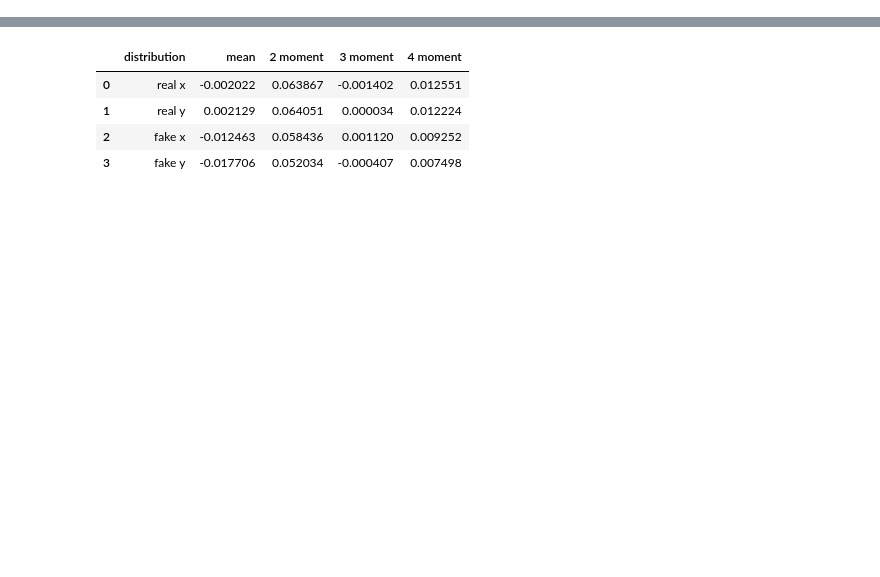
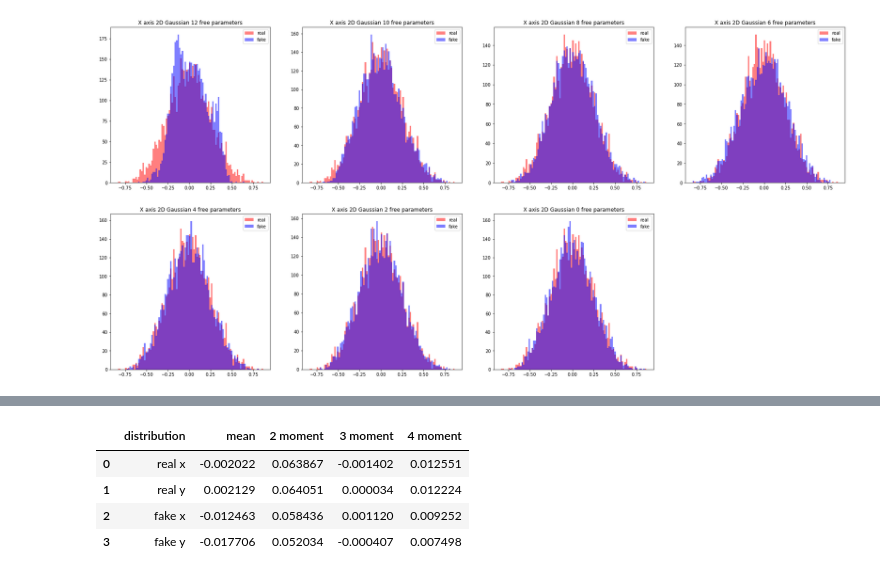
Before and after one commit to Edoardo-Pedicillo/Tesi_magistrale, a Jupyter notebook: 2D_gaussian_gamma/2D_gaussian_results.ipynb, the cells around one changed output, grey strips where cells are left out. Cells and saved outputs as stored; diff of their text form; code cells hidden in the pictures; blank space fills up the shorter version.

```diff
--- a/2D_gaussian_gamma/2D_gaussian_results.ipynb
+++ b/2D_gaussian_gamma/2D_gaussian_results.ipynb
@@ -42,46 +75,89 @@ def hamiltonian2():
         ham = hamiltonians.Hamiltonian(2, m0)
         return ham
 
+def kl_divergence(bins_real, bins_fake,epsilon):
+
+    epsilon=0.1
+    prob_real=[]
+    prob_fake=[]
+    for i in range (len(bins_real)):
+        prob_real.append(bins_real[i]+epsilon)
+        prob_fake.append(epsilon+bins_fake[i])
+
+    #print(prob_fake,prob_real)
+
+    prob_real=prob_real/sum(prob_real) # probability for each bin (Normalization)
+    prob_fake=prob_fake/sum(prob_fake)
+
+
+    return sum(prob_real[i] * np.log(prob_real[i]/prob_fake[i]) for i in range(len(prob_real)))# Convergence problem if a[i] or b[i] equals zero.
+                                                            #I add a little quantity to each bin to avoid problems
 
 
 nqubits = 2
 latent_dim=3
 samples=5000
 layers=1
+nbins=100
+training_samples=5000
+
+
+
 # create hamiltonians
 
 hamiltonian1 = hamiltonian1()
 hamiltonian2 = hamiltonian2()
 
 # create quantum generator
 circuit = models.Circuit(nqubits)
 for l in range(layers):
     for q in range(nqubits):
         circuit.add(gates.RY(q, 0))
         circuit.add(gates.RZ(q, 0))
 
     #circuit.add(gates.CRY(0, 1, 0))
 
 for q in range(nqubits):
     circuit.add(gates.RY(q, 0))
 
-params = np.loadtxt(f"PARAMS_2Dgaussian_2_3_1_10000_128_0.5_10", delimiter=' ', unpack='true')
-#print(params,epochs)
-params = tf.Variable(params)
+fig = plt.figure(figsize=(30,30))
 
-fake_distr, _ = qc.generate_fake_samples(params, latent_dim, samples, circuit, nqubits, layers, hamiltonian1,hamiltonian2,10)
+distributionsX=[]
+distributionsY=[]
 
-#x_fake,_= qc2.generate_fake_samples(params, latent_dim, samples)
+real_distr,_ = qc.generate_real_samples(samples, s, training_samples)
+real_distr=tf.transpose(real_distr)
+
+distributionsX.append(real_distr[0])
+distributionsY.append(real_distr[1])
+
+for i, val in enumerate(fixed_params):
+
+    pyplot.subplot(rows,cols,i+1)
+
+    params = np.loadtxt(f"PARAMS_2Dgaussian_2_3_1_10000_{n_layers}_0.1_{val}", delimiter=' ', unpack='true')
+
+    params = tf.Variable(params)
+
+    fake_distr, _ = qc.generate_fake_samples(params, latent_dim, samples, circuit, nqubits, layers, hamiltonian1,hamiltonian2,10)
+    fake_distr=tf.transpose(fake_distr)
+
+    s = qc.generate_training_real_samples(training_samples)
 
 
-fake_distr=tf.transpose(fake_distr)
+    distributionsX.append(fake_distr[0])
+    distributionsY.append(fake_distr[1])
 
-training_samples=5000
+    bins_real=pyplot.hist(real_distr[0].numpy(), color='red', bins=nbins,label='real', alpha=0.5)
+    bins_fake=pyplot.hist(fake_distr.numpy()[0], bins=bins_real[1],color='blue', label='fake', alpha=0.5)
 
-s = qc.generate_training_real_samples(training_samples)
+    pyplot.legend()
+    pyplot.title(f"X axis 2D Gaussian {12-val} free parameters")
+    at = AnchoredText(
+        f"KL div: {'%.3f' %kl_divergence(bins_real[0],bins_fake[0],epsilon=0.1)}", prop=dict(size=15), frameon=True, loc='upper left')
+    at.patch.set_boxstyle("round,pad=0.,rounding_size=0.2")
+    ax.add_artist(at)
 
-real_distr,_ = qc.generate_real_samples(samples, s, training_samples)
-#print(real_distr)
-real_distr=tf.transpose(real_distr)
-
-distributions=[*real_distr,*fake_distr]
+pyplot.show()
+# %% [output]
+[figure, added]
```
Also changed, not shown: parts of 8 cells of this notebook, 10 other files.
